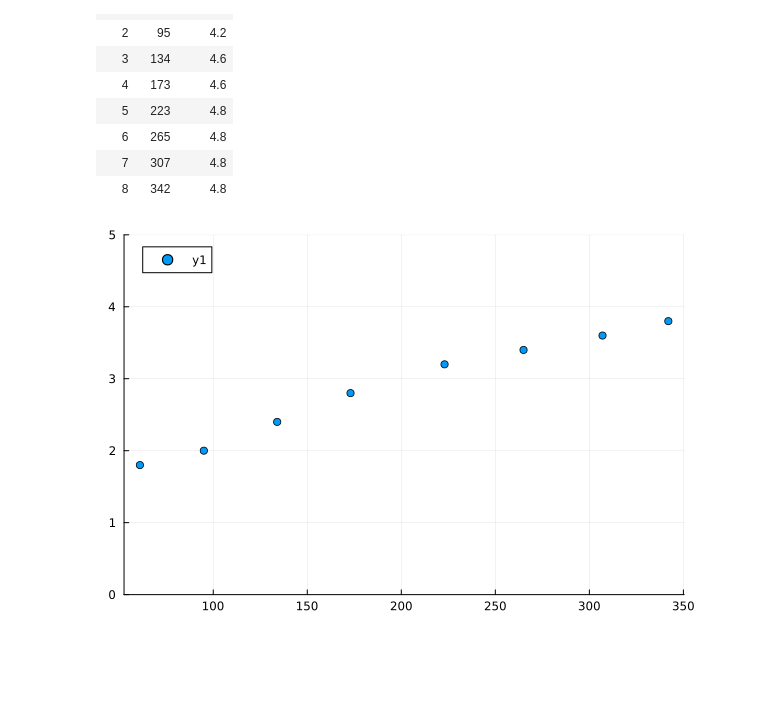
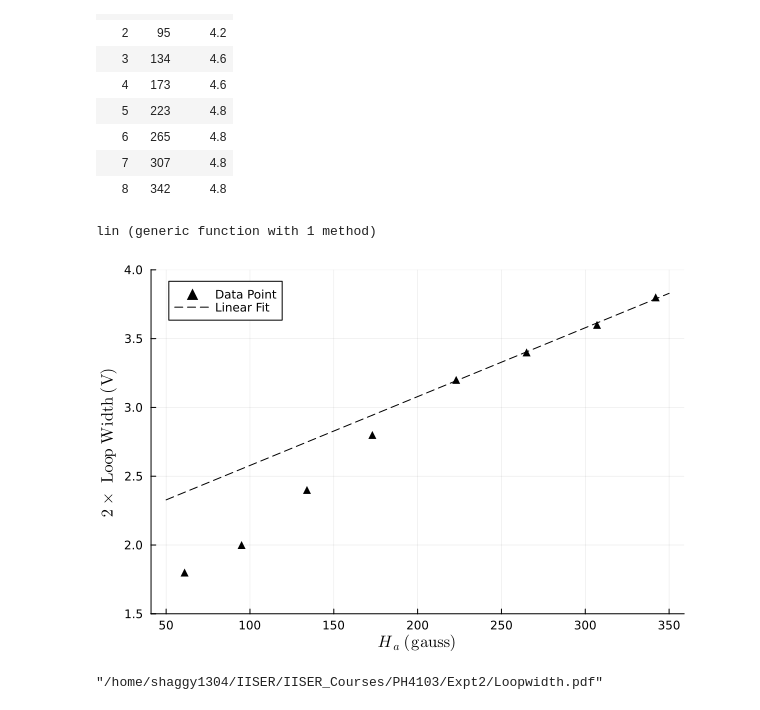
Before and after one commit to LoneWolf1304/PH4103, a Jupyter notebook: Expt2/plots.ipynb, the cells around one changed output. Drawn from its saved outputs; the diff is of its cells as text; code cells hidden in the pictures; blank space fills up the shorter version.

```diff
--- a/Expt2/plots.ipynb
+++ b/Expt2/plots.ipynb
@@ -16,9 +16,21 @@ C = CSV.read("tip-tip.csv", DataFrame)
 | 6 | 265 | 4.8 |
 | 7 | 307 | 4.8 |
 | 8 | 342 | 4.8 |
+# %%
+lin(x,p) = @. p[1]*x + p[2]
+# %% [output]
+lin (generic function with 1 method)
 # %%
 scatter(C[!,1], C[!,2])
 scatter!(A[!,1], A[!,2], ylim=(2,6))
-scatter(B[!,1], B[!,2], ylim=(0,5))
+scatter(B[!,1], B[!,2], ylim=(0,5), c="black", marker=:uptriangle, label="Data Point")
+
+fiit = curve_fit(lin, B[!,1][end-3:end],  B[!,2][end-3:end], [0.3,2.4])
+plot!(50:350, lin(50:350, fiit.param), linestyle=:dash, c="black", label="Linear Fit", ylim=(1.5,4.0))
+plot!(xlabel=L"H_a \ (\mathrm{gauss})", ylabel=L"\mathrm{2 \times \ Loop \ Width}\ (\mathrm{V})")
 # %% [output]
-[figure, old version]
+[figure, new version]
+# %%
+savefig("Loopwidth.pdf")
+# %% [output]
+"/home/shaggy1304/IISER/IISER_Courses/PH4103/Expt2/Loopwidth.pdf"
```
Also changed, not shown: parts of 9 cells of this notebook, 5 other files.
